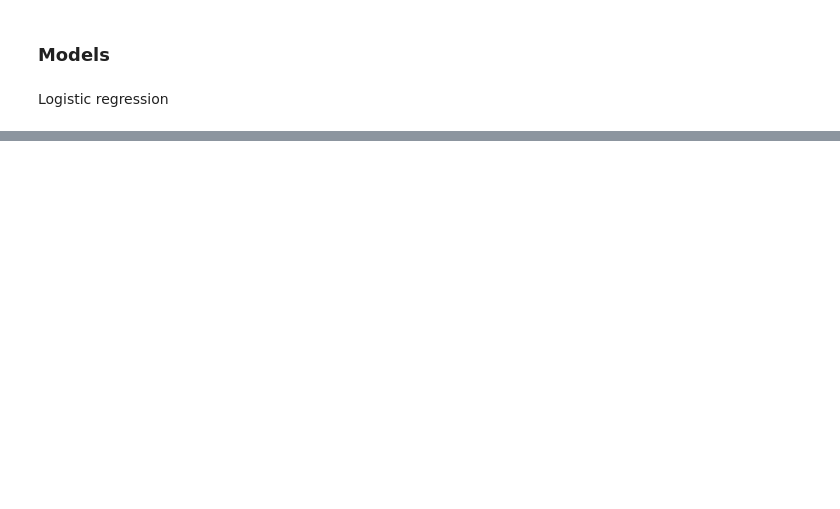
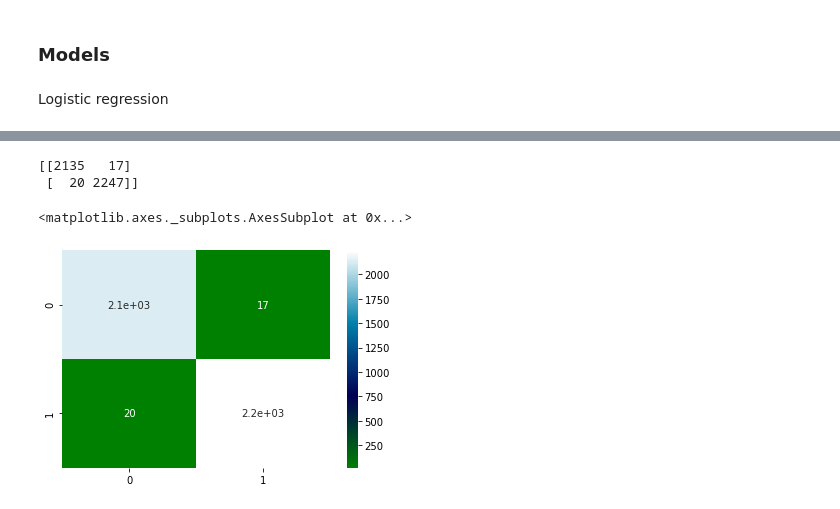
Before and after one commit to iasnobmatsu/COMP-562-Final-Project, a Jupyter notebook: models.ipynb, the cells around one changed output, grey strips where cells are left out. Cells and saved outputs as stored; diff of their text form; code cells hidden in the pictures; blank space fills up the shorter version.

Commit message:
modelswriteup

```diff
--- a/models.ipynb
+++ b/models.ipynb
@@ -175,0 +217,7 @@ sns.heatmap(cm, cmap='ocean')
+# %%
+tkn = Tokenizer()
+tkn.fit_on_texts(X_train.values)
+X_train = tkn.texts_to_sequences(X_train.values)
+X_train = pad_sequences(X_train)
+X_test = tkn.texts_to_sequences(X_test.values)
+X_test = pad_sequences(X_test)
@@ -175,0 +228,16 @@ sns.heatmap(cm, cmap='ocean')
+# %%
+
+from keras.layers import Bidirectional
+model = Sequential()
+# tf.keras.layers.Embedding(
+#     input_dim,
+#     output_dim,
+#     input_length=None,
+# )
+model.add(Embedding(len(tkn.word_index) + 1, 256, input_length = X_train.shape[1]))
+model.add(Bidirectional(LSTM(128)))
+model.add(Dropout(0.2)) #drop out to try avoid overfitting with too many hidden units
+model.add(Dense(64, activation = 'relu'))
+model.add(Dense(1,activation='sigmoid')) # final layer activation is sigmoid becuase classifying 1/0
+model.compile(loss = 'binary_crossentropy', optimizer='adam',metrics = ['accuracy'])
+print(model.summary())
@@ -175,0 +264,2 @@ sns.heatmap(cm, cmap='ocean')
+# %%
+model.fit(X_train, y_train, epochs=5, batch_size=128)
@@ -175,0 +285,7 @@ sns.heatmap(cm, cmap='ocean')
+# %%
+X=None
+X_train=None
+y_train=None
+cleanedtext=None
+pred=model.predict_classes(X_test)
+print(pred[:20])
@@ -175,0 +313,9 @@ sns.heatmap(cm, cmap='ocean')
+# %%
+lstm_cm=confusion_matrix(y_test,pred)
+print(lstm_cm)
+sns.heatmap(lstm_cm,annot=True,cmap='ocean')
+# %% [output]
+[[2135   17]
+ [  20 2247]]
+<matplotlib.axes._subplots.AxesSubplot at 0x...>
+[figure, added]
```
Also changed, not shown: parts of 27 cells of this notebook, 14 other files.
